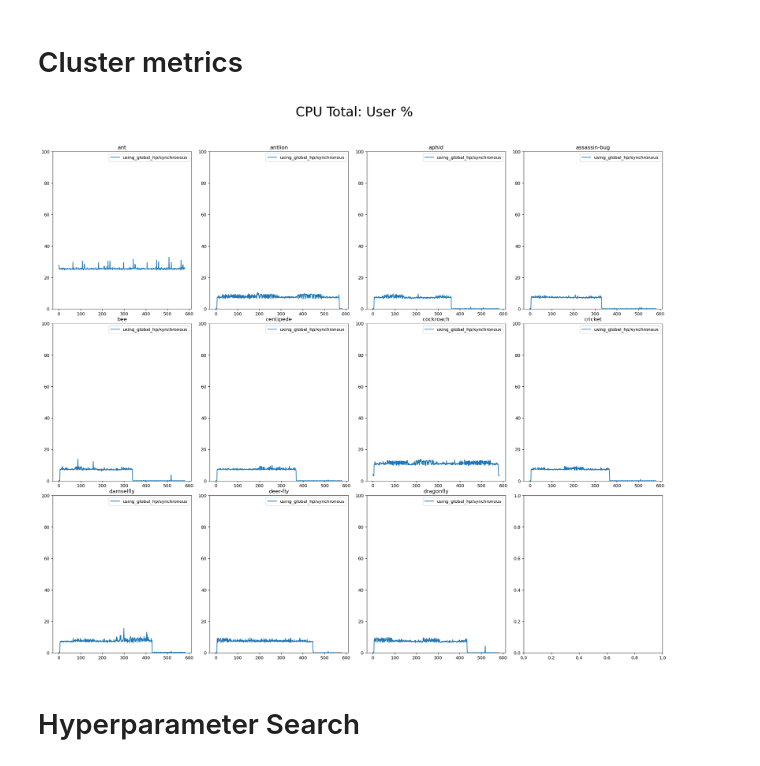
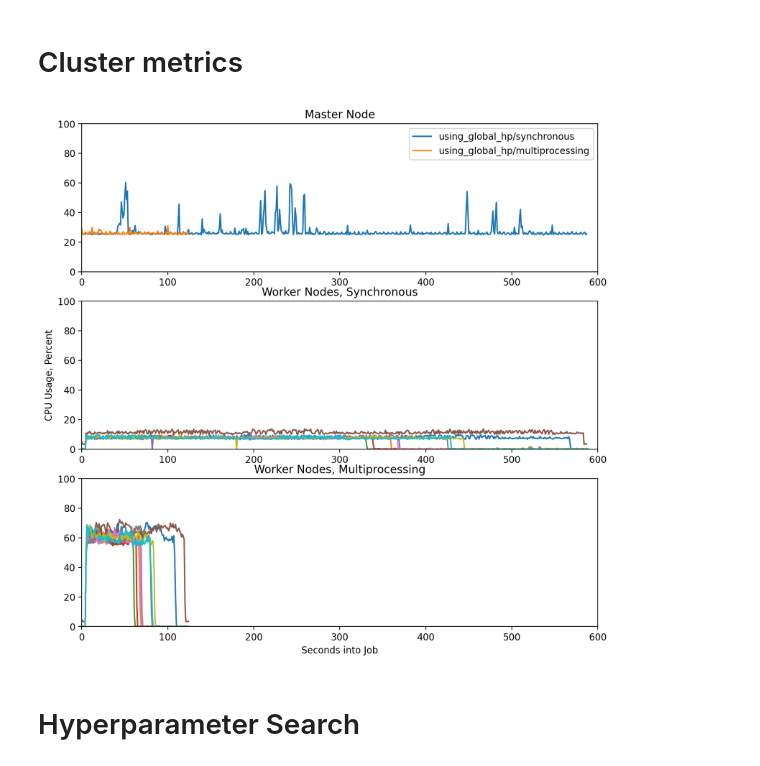
Before and after one commit to inf0rmatiker/model-service, a Jupyter notebook: experiments/calebs_notebook.ipynb, the cells around one changed output. Cells and saved outputs as stored; diff of their text form; code cells hidden in the pictures.

Commit message:
Plotting results

```diff
--- a/experiments/calebs_notebook.ipynb
+++ b/experiments/calebs_notebook.ipynb
@@ -93,29 +94,61 @@ for experiment in experiments:
 # Cluster metrics
 # %%
 number_rows = 3
-number_cols = 4
+number_cols = 1
 
-fig, ax = plt.subplots(nrows=number_rows, ncols=number_cols, figsize=(20, 18), dpi=120)
-fig.tight_layout(h_pad=1.7)
-fig.suptitle(metric_name, fontsize=30)
+fig, ax = plt.subplots(nrows=number_rows, ncols=number_cols, figsize=(10, 10), dpi=200)
+#fig.tight_layout(h_pad=1.7)
+#fig.suptitle(metric_name, fontsize=10)
 
-index = 0
-for i in range(number_rows):
-    for j in range(number_cols):
-        if index == 11:
-            break
-        for experiment, dataframe in experiment_dfs:
-            ax[i,j].set_ylim(y_axis_limits)
-            ax[i,j].plot(dataframe[index], label=experiment)
-            ax[i,j].set_title(machine_names[index])
-            ax[i,j].legend()
-        index += 1
+# index = 0
+# for i in range(number_rows):
+#     for j in range(number_cols):
+#         if index == 11:
+#             break
+#         for experiment, dataframe in experiment_dfs:
+#             ax[i,j].set_ylim(y_axis_limits)
+#             ax[i,j].plot(dataframe[index], label=experiment)
+#             ax[i,j].set_title(machine_names[index])
+#             ax[i,j].legend()
+#         index += 1
 
-plt.subplots_adjust(top=0.90)
-plt.show()
-#plt.savefig(f"{experiments[0]}/cluster_statistics_{metric_file_suffix}.png", dpi=300)
+for experiment, dataframe in experiment_dfs:
+    ax[0].plot(dataframe[0], label=experiment)
+    ax[0].set_title("Master Node")
+    ax[0].set_ylim(y_axis_limits)
+    ax[0].set_xlim([0,600])
+    ax[0].legend()
+
+
+experiment, dataframe = experiment_dfs[0]
+for index in range(1,11):
+    ax[1].plot(dataframe[index])
+    ax[1].set_title("Worker Nodes, Synchronous")
+    ax[1].set_xlim([0,600])
+    ax[1].set_ylabel("CPU Usage, Percent")
+    ax[1].set_ylim(y_axis_limits)
+
+experiment, dataframe = experiment_dfs[1]
+for index in range(1,11):
+    ax[2].plot(dataframe[index])
+    ax[2].set_title("Worker Nodes, Multiprocessing")
+    ax[2].set_xlim([0,600])
+    ax[2].set_ylim(y_axis_limits)
+    ax[2].set_xlabel("Seconds into Job")
+
+# for index in range(11):
+#     for experiment, dataframe in experiment_dfs:
+#         ax.set_ylim(y_axis_limits)
+#         ax.plot(dataframe[index], label=experiment)
+#         ax.set_title(machine_names[index])
+#         ax.legend()
+#     index += 1
+
+#plt.subplots_adjust(top=0.90)
+#plt.show()
+plt.savefig(f"cpu_by_jobmode.png", dpi=300)
 # %% [output]
-[figure, old version]
+[figure, new version]
 # %% [markdown]
 # Hyperparameter Search
 # %%
```
Also changed, not shown: parts of 2 cells of this notebook, 2 other files.
